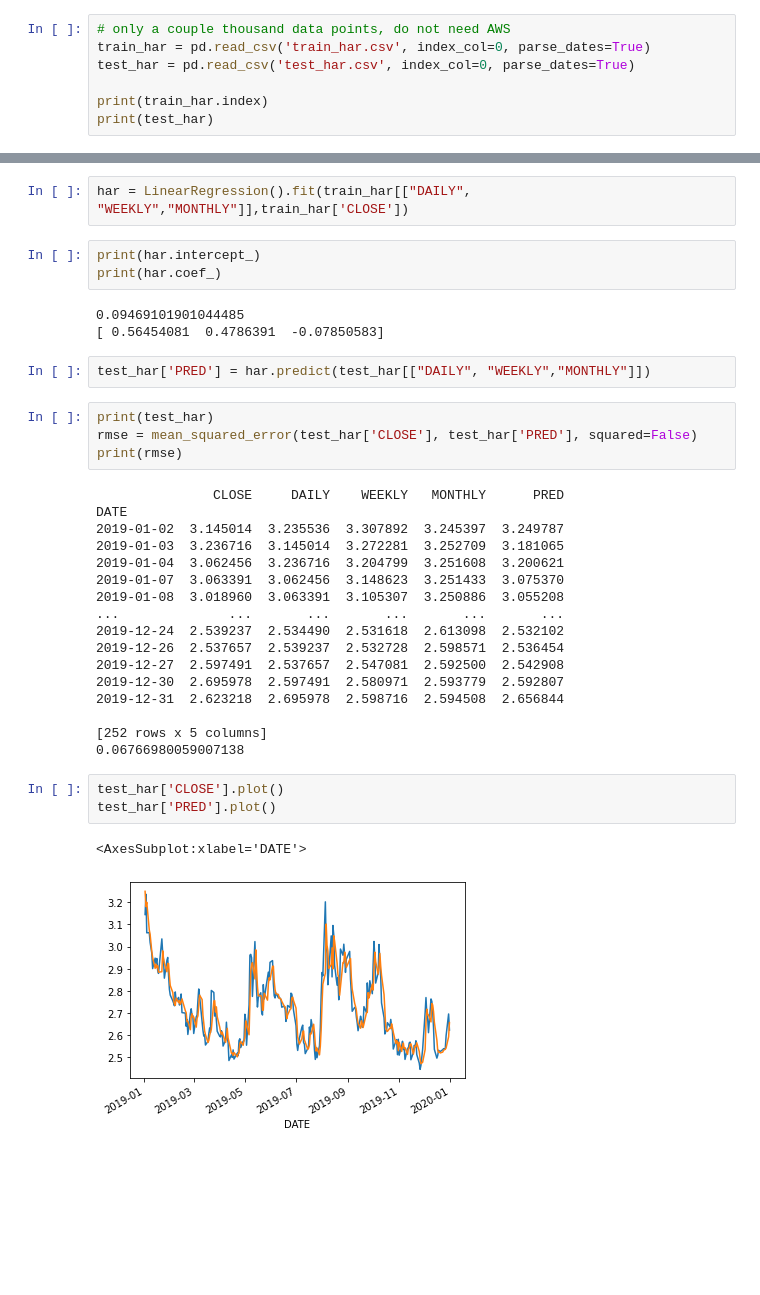
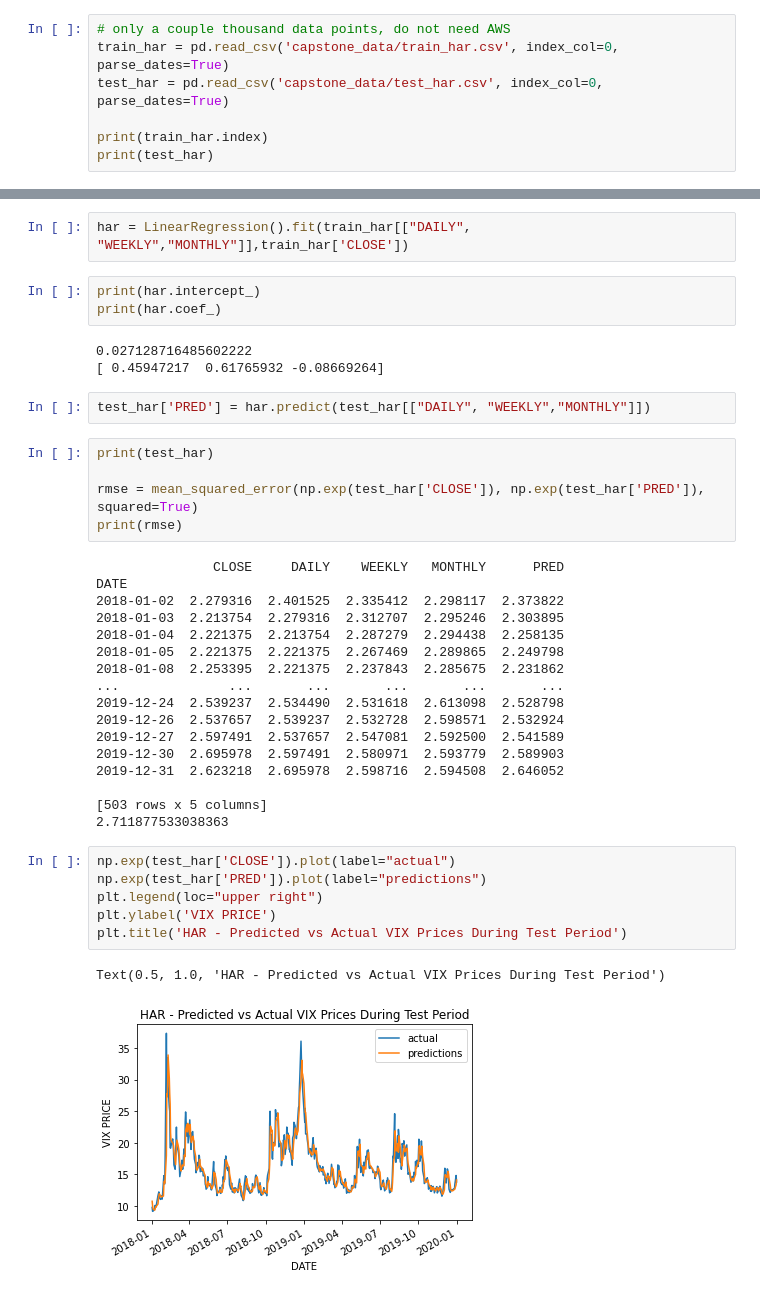
Before and after one commit to carolinepie/udacity_ml_capstone, a Jupyter notebook: har_model.ipynb, the cells around one changed output, grey strips where cells are left out. Cells and saved outputs as stored; diff of their text form; blank space fills up the shorter version.

```diff
--- a/har_model.ipynb
+++ b/har_model.ipynb
@@ -6,8 +6,8 @@ from sklearn.linear_model import LinearRegression
 from sklearn.metrics import mean_squared_error
 # %%
 # only a couple thousand data points, do not need AWS
-train_har = pd.read_csv('train_har.csv', index_col=0, parse_dates=True)
-test_har = pd.read_csv('test_har.csv', index_col=0, parse_dates=True)
+train_har = pd.read_csv('capstone_data/train_har.csv', index_col=0, parse_dates=True)
+test_har = pd.read_csv('capstone_data/test_har.csv', index_col=0, parse_dates=True)
 
 print(train_har.index)
 print(test_har)
@@ -35,34 +35,38 @@ har = LinearRegression().fit(train_har[["DAILY", "WEEKLY","MONTHLY"]],train_har[
 print(har.intercept_)
 print(har.coef_)
 # %% [output]
-0.09469101901044485
-[ 0.56454081  0.4786391  -0.07850583]
+0.027128716485602222
+[ 0.45947217  0.61765932 -0.08669264]
 # %%
 test_har['PRED'] = har.predict(test_har[["DAILY", "WEEKLY","MONTHLY"]])
 # %%
 print(test_har)
-rmse = mean_squared_error(test_har['CLOSE'], test_har['PRED'], squared=False)
+
+rmse = mean_squared_error(np.exp(test_har['CLOSE']), np.exp(test_har['PRED']), squared=True)
 print(rmse)
 # %% [output]
                CLOSE     DAILY    WEEKLY   MONTHLY      PRED
 DATE
-2019-01-02  3.145014  3.235536  3.307892  3.245397  3.249787
-2019-01-03  3.236716  3.145014  3.272281  3.252709  3.181065
-2019-01-04  3.062456  3.236716  3.204799  3.251608  3.200621
-2019-01-07  3.063391  3.062456  3.148623  3.251433  3.075370
-2019-01-08  3.018960  3.063391  3.105307  3.250886  3.055208
+2018-01-02  2.279316  2.401525  2.335412  2.298117  2.373822
+2018-01-03  2.213754  2.279316  2.312707  2.295246  2.303895
+2018-01-04  2.221375  2.213754  2.287279  2.294438  2.258135
+2018-01-05  2.221375  2.221375  2.267469  2.289865  2.249798
+2018-01-08  2.253395  2.221375  2.237843  2.285675  2.231862
 ...              ...       ...       ...       ...       ...
-2019-12-24  2.539237  2.534490  2.531618  2.613098  2.532102
-2019-12-26  2.537657  2.539237  2.532728  2.598571  2.536454
-2019-12-27  2.597491  2.537657  2.547081  2.592500  2.542908
-2019-12-30  2.695978  2.597491  2.580971  2.593779  2.592807
-2019-12-31  2.623218  2.695978  2.598716  2.594508  2.656844
+2019-12-24  2.539237  2.534490  2.531618  2.613098  2.528798
+2019-12-26  2.537657  2.539237  2.532728  2.598571  2.532924
+2019-12-27  2.597491  2.537657  2.547081  2.592500  2.541589
+2019-12-30  2.695978  2.597491  2.580971  2.593779  2.589903
+2019-12-31  2.623218  2.695978  2.598716  2.594508  2.646052
 
-[252 rows x 5 columns]
-0.06766980059007138
+[503 rows x 5 columns]
+2.711877533038363
-# %%
-test_har['CLOSE'].plot()
-test_har['PRED'].plot()
-# %% [output]
-<AxesSubplot:xlabel='DATE'>
-[figure, removed]
+# %%
+np.exp(test_har['CLOSE']).plot(label="actual")
+np.exp(test_har['PRED']).plot(label="predictions")
+plt.legend(loc="upper right")
+plt.ylabel('VIX PRICE')
+plt.title('HAR - Predicted vs Actual VIX Prices During Test Period')
+# %% [output]
+Text(0.5, 1.0, 'HAR - Predicted vs Actual VIX Prices During Test Period')
+[figure, added]
```
Also changed, not shown: parts of 1 cell of this notebook, 5 other files.
